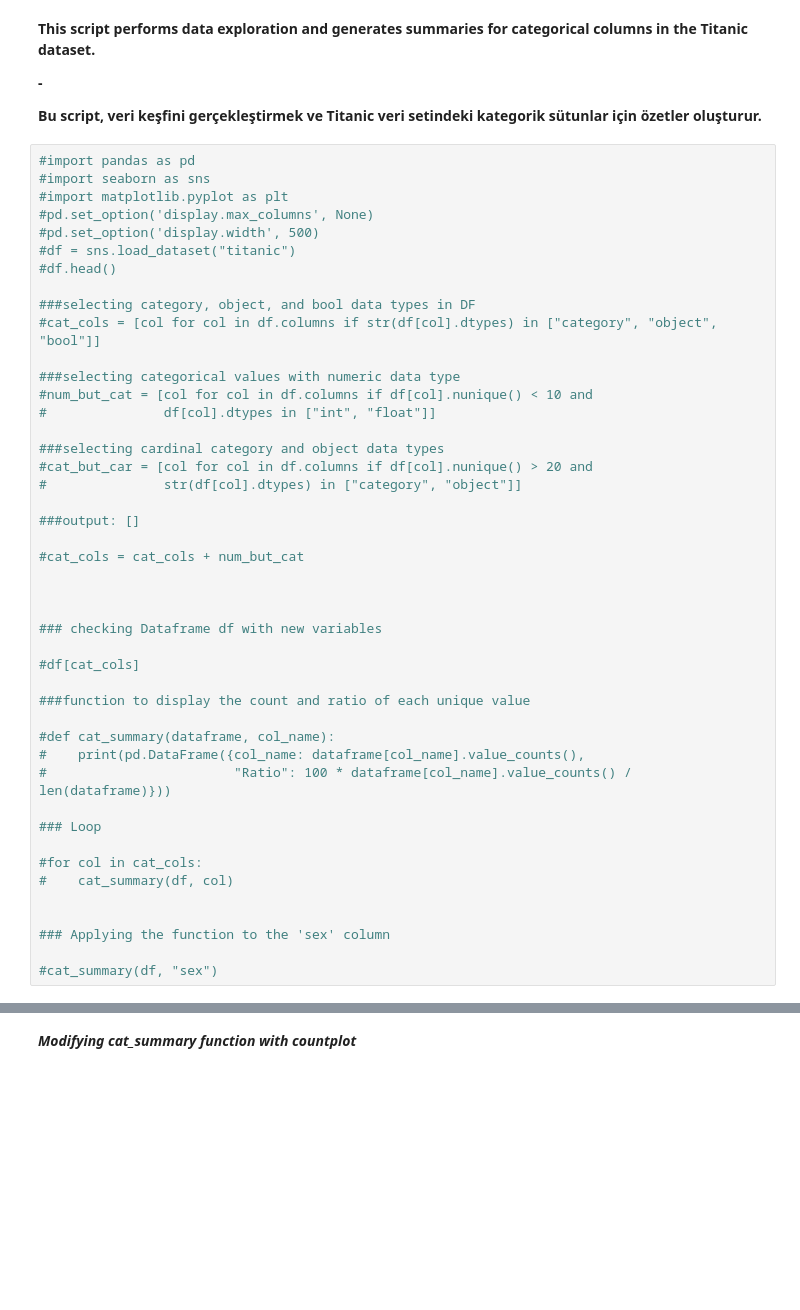
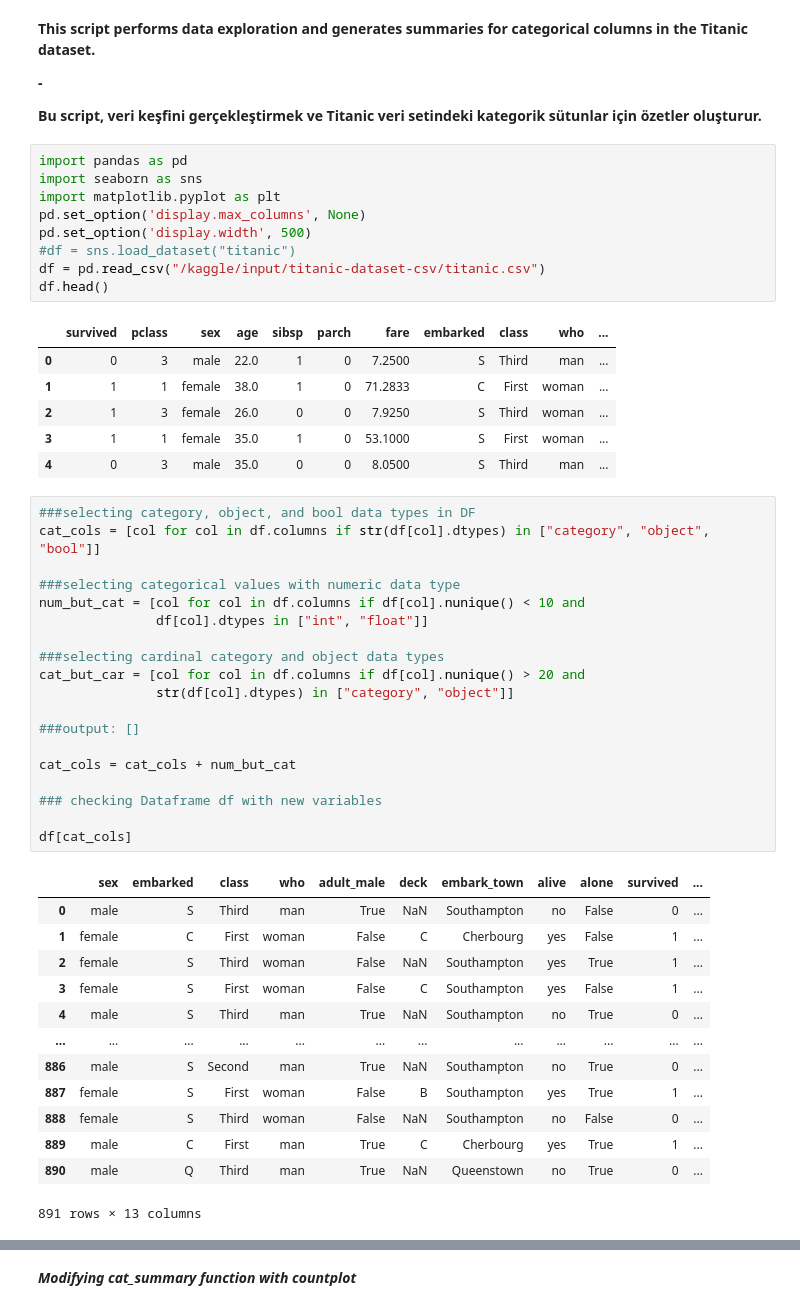
Before and after one commit to YeldaYuksel/Analysis_of_Variables, a Jupyter notebook: analysis-of-variables.ipynb, the cells around one changed output, grey strips where cells are left out. Saved outputs shown, nothing was run; the diff lists cells and outputs as text; blank space fills up the shorter version.

```diff
--- a/analysis-of-variables.ipynb
+++ b/analysis-of-variables.ipynb
@@ -4,48 +4,52 @@
 **-**
 
 **Bu script, veri keşfini gerçekleştirmek ve Titanic veri setindeki kategorik sütunlar için özetler oluşturur.**
+# %%
+import pandas as pd
+import seaborn as sns
+import matplotlib.pyplot as plt
+pd.set_option('display.max_columns', None)
+pd.set_option('display.width', 500)
+#df = sns.load_dataset("titanic")
+df = pd.read_csv("/kaggle/input/titanic-dataset-csv/titanic.csv")
+df.head()
+# %% [output]
+|  | survived | pclass | sex | age | sibsp | parch | fare | embarked | class | who | ... |
+| 0 | 0 | 3 | male | 22.0 | 1 | 0 | 7.2500 | S | Third | man | ... |
+| 1 | 1 | 1 | female | 38.0 | 1 | 0 | 71.2833 | C | First | woman | ... |
+| 2 | 1 | 3 | female | 26.0 | 0 | 0 | 7.9250 | S | Third | woman | ... |
+| 3 | 1 | 1 | female | 35.0 | 1 | 0 | 53.1000 | S | First | woman | ... |
+| 4 | 0 | 3 | male | 35.0 | 0 | 0 | 8.0500 | S | Third | man | ... |
 # %%
-#import pandas as pd
-#import seaborn as sns
-#import matplotlib.pyplot as plt
-#pd.set_option('display.max_columns', None)
-#pd.set_option('display.width', 500)
-#df = sns.load_dataset("titanic")
-#df.head()
-
 ###selecting category, object, and bool data types in DF
-#cat_cols = [col for col in df.columns if str(df[col].dtypes) in ["category", "object", "bool"]]
+cat_cols = [col for col in df.columns if str(df[col].dtypes) in ["category", "object", "bool"]]
 
 ###selecting categorical values with numeric data type
-#num_but_cat = [col for col in df.columns if df[col].nunique() < 10 and
-#               df[col].dtypes in ["int", "float"]]
+num_but_cat = [col for col in df.columns if df[col].nunique() < 10 and
+               df[col].dtypes in ["int", "float"]]
 
 ###selecting cardinal category and object data types
-#cat_but_car = [col for col in df.columns if df[col].nunique() > 20 and
-#               str(df[col].dtypes) in ["category", "object"]]
+cat_but_car = [col for col in df.columns if df[col].nunique() > 20 and
+               str(df[col].dtypes) in ["category", "object"]]
 
 ###output: []
 
-#cat_cols = cat_cols + num_but_cat
-
-
+cat_cols = cat_cols + num_but_cat
 
 ### checking Dataframe df with new variables
 
-#df[cat_cols]
-
-###function to display the count and ratio of each unique value
-
-#def cat_summary(dataframe, col_name):
-#    print(pd.DataFrame({col_name: dataframe[col_name].value_counts(),
-#                        "Ratio": 100 * dataframe[col_name].value_counts() / len(dataframe)}))
-
-### Loop
-
-#for col in cat_cols:
-#    cat_summary(df, col)
-
-
-### Applying the function to the 'sex' column
-
-#cat_summary(df, "sex")
+df[cat_cols]
+# %% [output]
+|  | sex | embarked | class | who | adult_male | deck | embark_town | alive | alone | survived | ... |
+| 0 | male | S | Third | man | True | NaN | Southampton | no | False | 0 | ... |
+| 1 | female | C | First | woman | False | C | Cherbourg | yes | False | 1 | ... |
+| 2 | female | S | Third | woman | False | NaN | Southampton | yes | True | 1 | ... |
+| 3 | female | S | First | woman | False | C | Southampton | yes | False | 1 | ... |
+| 4 | male | S | Third | man | True | NaN | Southampton | no | True | 0 | ... |
+| ... | ... | ... | ... | ... | ... | ... | ... | ... | ... | ... | ... |
+| 886 | male | S | Second | man | True | NaN | Southampton | no | True | 0 | ... |
+| 887 | female | S | First | woman | False | B | Southampton | yes | True | 1 | ... |
+| 888 | female | S | Third | woman | False | NaN | Southampton | no | False | 0 | ... |
+| 889 | male | C | First | man | True | C | Cherbourg | yes | True | 1 | ... |
+| 890 | male | Q | Third | man | True | NaN | Queenstown | no | True | 0 | ... |
+891 rows × 13 columns
```
Also changed, not shown: parts of 4 cells of this notebook.
